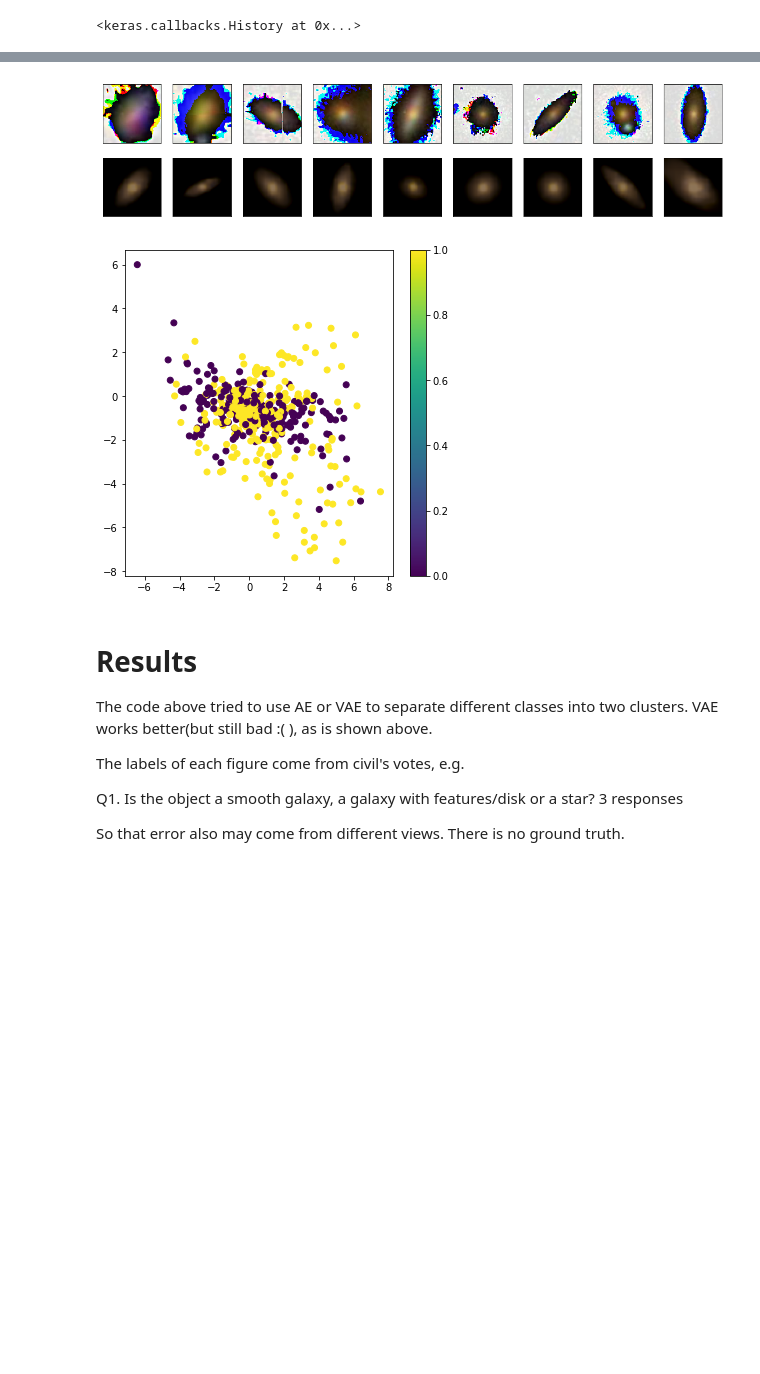
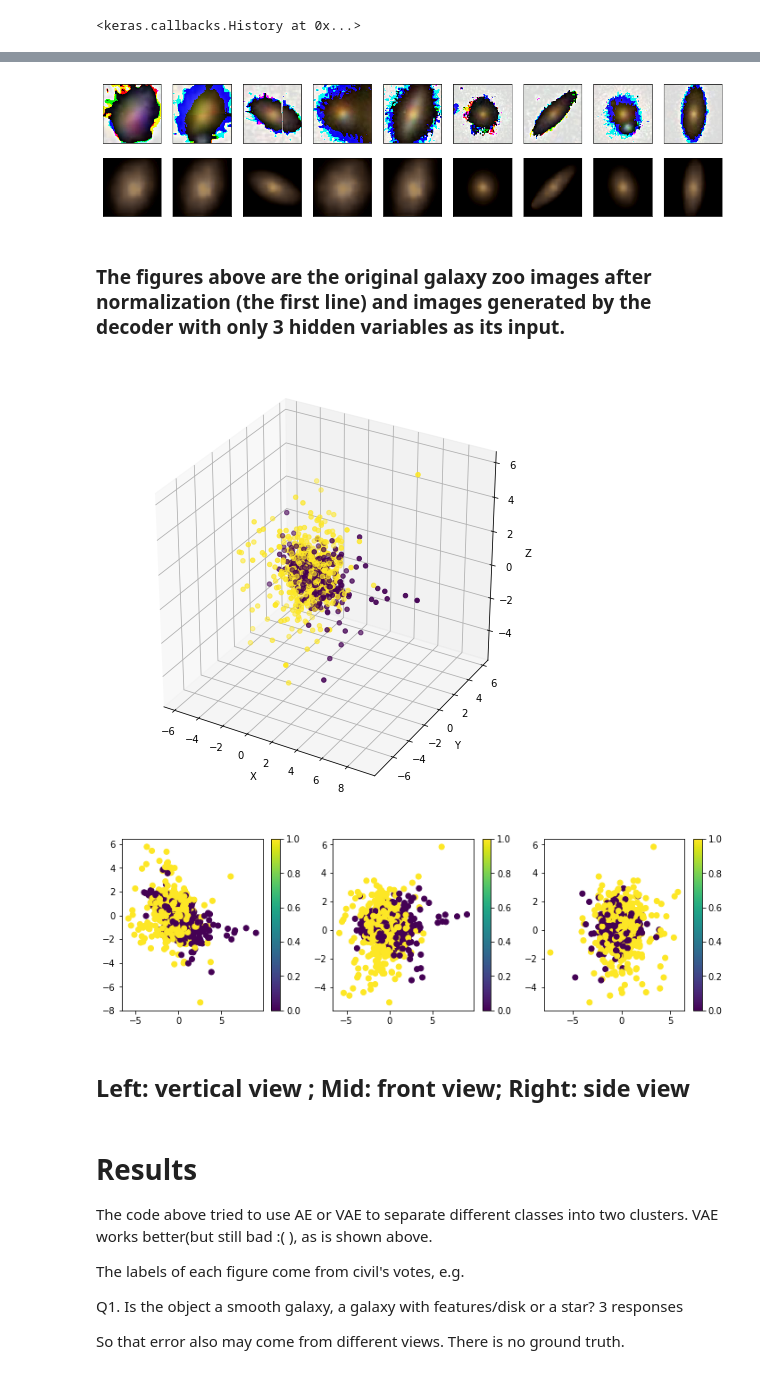
Before and after one commit to tensorstone/Galaxy_Zoo, a Jupyter notebook: gala.ipynb, the cells around one changed output, grey strips where cells are left out. Saved outputs shown, nothing was run; the diff lists cells and outputs as text; code cells hidden in the pictures; blank space fills up the shorter version.

```diff
--- a/gala.ipynb
+++ b/gala.ipynb
@@ -283,16 +280,16 @@ if USE == 'vae':
     vae.compile(optimizer='rmsprop', loss=vae_loss)
 # %%
 if USE == 'vae':
-    vae.fit(train_data[:1000], train_data[:1000],
+    vae.fit(train_data[:8000], train_data[:8000],
             shuffle=True,
             nb_epoch=nb_epoch,
             batch_size=100,
             validation_data=(train_data[1000:1500],train_data[1000:1500]),callbacks=[EarlyStopping])
 
 if USE == 'autoencoder':
-    autoencoder.fit(train_data[:1000], train_data[:1000],
+    autoencoder.fit(train_data[:8000], train_data[:8000],
             shuffle=True,
             nb_epoch=nb_epoch,
             batch_size=200,
-            validation_data=(train_data[1000:1500],train_data[1000:1500]),callbacks=[EarlyStopping])
+            validation_data=(train_data[8000:9000],train_data[8000:9000]),callbacks=[EarlyStopping])
 # %% [output]
@@ -321,10 +318,10 @@ import matplotlib.pyplot as plt
 
 #encoded_imgs = encoder.predict(x_test)
 if USE == 'vae':
-    decoded_imgs = vae.predict(train_data[1000:1500],batch_size=100)
+    decoded_imgs = vae.predict(train_data[8000:9000],batch_size=100)
 
 if USE == 'autoencoder':
-    decoded_imgs = autoencoder.predict(train_data[1000:1500],batch_size=100)
+    decoded_imgs = autoencoder.predict(train_data[8000:9000],batch_size=100)
 
 
 n = 10  # how many digits we will display
@@ -332,7 +329,7 @@ plt.figure(figsize=(20, 4))
 for i in range(1,n):
     # display original
     ax = plt.subplot(2,n,i)
-    plt.imshow((train_data[8000:][i]))
+    plt.imshow((train_data[8000:9000][i]))
     ax.get_xaxis().set_visible(False)
     ax.get_yaxis().set_visible(False)
 
@@ -344,24 +341,45 @@ for i in range(1,n):
     ax.get_yaxis().set_visible(False)
 plt.show()
 # %% [output]
-[figure, old version]
+[figure, new version]
+# %% [markdown]
+### The figures above are the original galaxy zoo images after normalization (the first line) and images generated by the decoder with only 3 hidden variables as its input.
 # %%
+from mpl_toolkits.mplot3d import Axes3D
 label_value = np.zeros(len(train_label))
 for i in range(len(label_value)):
     label_value[i] = np.argmax(train_label[i])
 if USE == 'autoencoder':
     vis = Model(input_img, encoded)
 if USE == 'vae':
     vis = Model(input_img, z_mean)
 
 # display a 2D plot of the digit classes in the latent space
-x_vis = vis.predict(train_data[1000:1500], batch_size=batch_size)
-plt.figure(figsize=(6, 6))
-plt.scatter( x_vis[:, 0] ,x_vis[:, 1], c=label_value[1000:1500])
+x_vis = vis.predict(train_data[8000:9000], batch_size=batch_size)
+fig = plt.figure(figsize=(6, 6))
+ax = Axes3D(fig)
+ax.scatter( x_vis[:, 0] ,x_vis[:, 1], x_vis[:, 2],c=label_value[8000:9000])
+ax.set_xlabel('X')
+ax.set_ylabel('Y')
+ax.set_zlabel('Z')
+plt.show()
+
+plt.figure(figsize=(12, 12))
+plt.subplot(3,3,1)
+plt.scatter(x_vis[:, 0] ,x_vis[:, 1],c=label_value[8000:9000])
+plt.colorbar()
+plt.subplot(3,3,2)
+plt.scatter(x_vis[:, 0] ,x_vis[:, 2],c=label_value[8000:9000])
+plt.colorbar()
+plt.subplot(3,3,3)
+plt.scatter(x_vis[:, 1] ,x_vis[:, 2],c=label_value[8000:9000])
 plt.colorbar()
 plt.show()
 # %% [output]
-[figure, old version]
+[figure, new version]
+[figure, added]
+# %% [markdown]
+## Left: vertical view ;            Mid: front view;               Right: side view
 # %% [markdown]
 # Results
 
```
Also changed, not shown: parts of 4 cells of this notebook.
